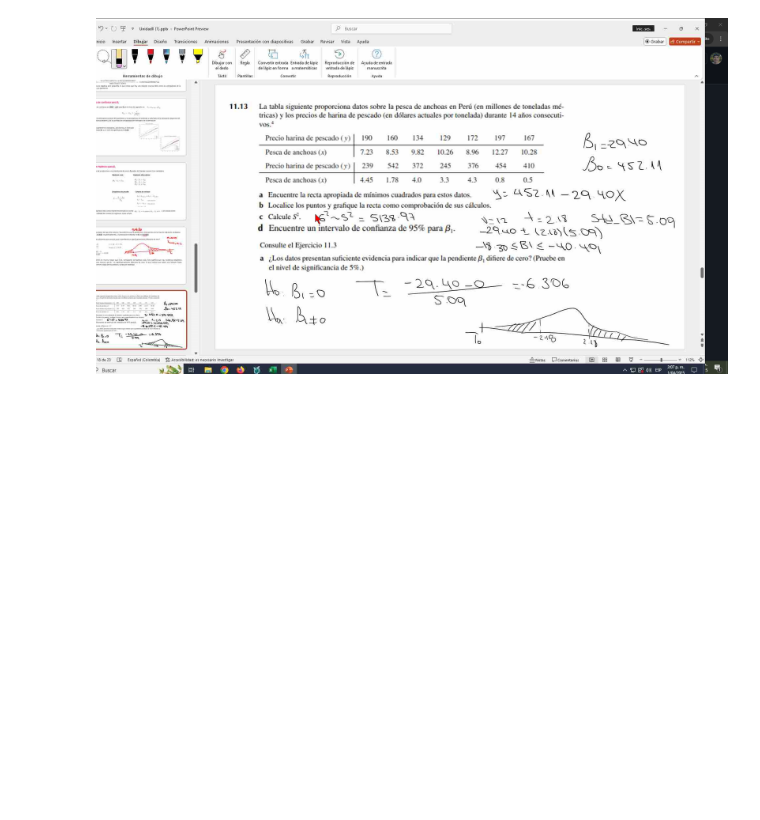
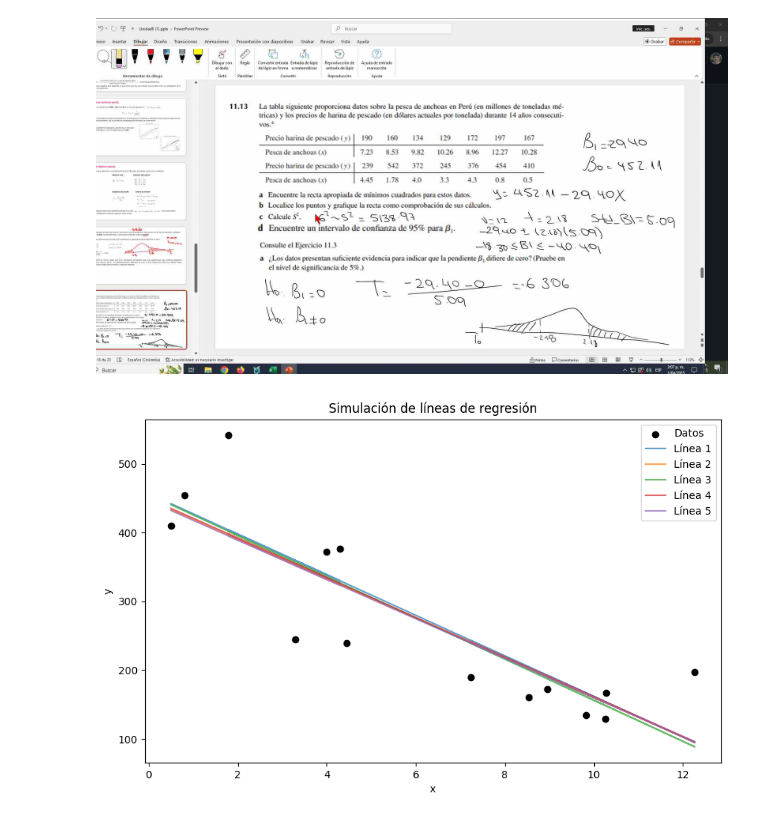
Before and after one commit to LauraCD2/23_nba, a Jupyter notebook: class_regression.ipynb, the cells around one changed output. Saved outputs shown, nothing was run; the diff lists cells and outputs as text; code cells hidden in the pictures; blank space fills up the shorter version.

Commit message:
Added simulations

```diff
--- a/class_regression.ipynb
+++ b/class_regression.ipynb
@@ -105,3 +105,47 @@ Error processing data: 'set' object has no attribute 'items'
 [figure]
 # %% [markdown]
 ![image.png](embedded-picture-1)
+# %%
+def simulate_regression_lines(x, y, num_simulations=5, noise_scale=5):
+    n = len(x)
+    slopes = []
+    intercepts = []
+
+    plt.figure(figsize=(10, 6))
+    plt.scatter(x, y, label="Datos", color='black')
+
+    for i in range(num_simulations):
+        # Simular errores aleatorios con mayor variabilidad
+        errors = np.random.normal(loc=0, scale=noise_scale, size=n)
+        y_simulated = y + errors
+
+        # Ajustar la regresión lineal
+        model = LinearRegression()
+        model.fit(x.reshape(-1, 1), y_simulated)
+
+        slopes.append(model.coef_[0])
+        intercepts.append(model.intercept_)
+
+        # Dibujar cada línea con más transparencia y colores distintos
+        y_simulated_line = intercepts[i] + slopes[i] * x
+        plt.plot(x, y_simulated_line, alpha=0.7, label=f"Línea {i+1}")
+
+    plt.xlabel("x")
+    plt.ylabel("y")
+    plt.title("Simulación de líneas de regresión")
+    plt.legend()
+    plt.show()
+# %%
+try:
+  x = np.array(x_column)
+  y = np.array(y_column)
+
+  # Llama a la función para simular las líneas de regresión
+  simulate_regression_lines(x, y)
+
+except KeyError as e:
+  print(f"Error: Column not found in DataFrame: {e}")
+except Exception as e:
+  print(f"Error processing data: {e}")
+# %% [output]
+[figure, added]
```
